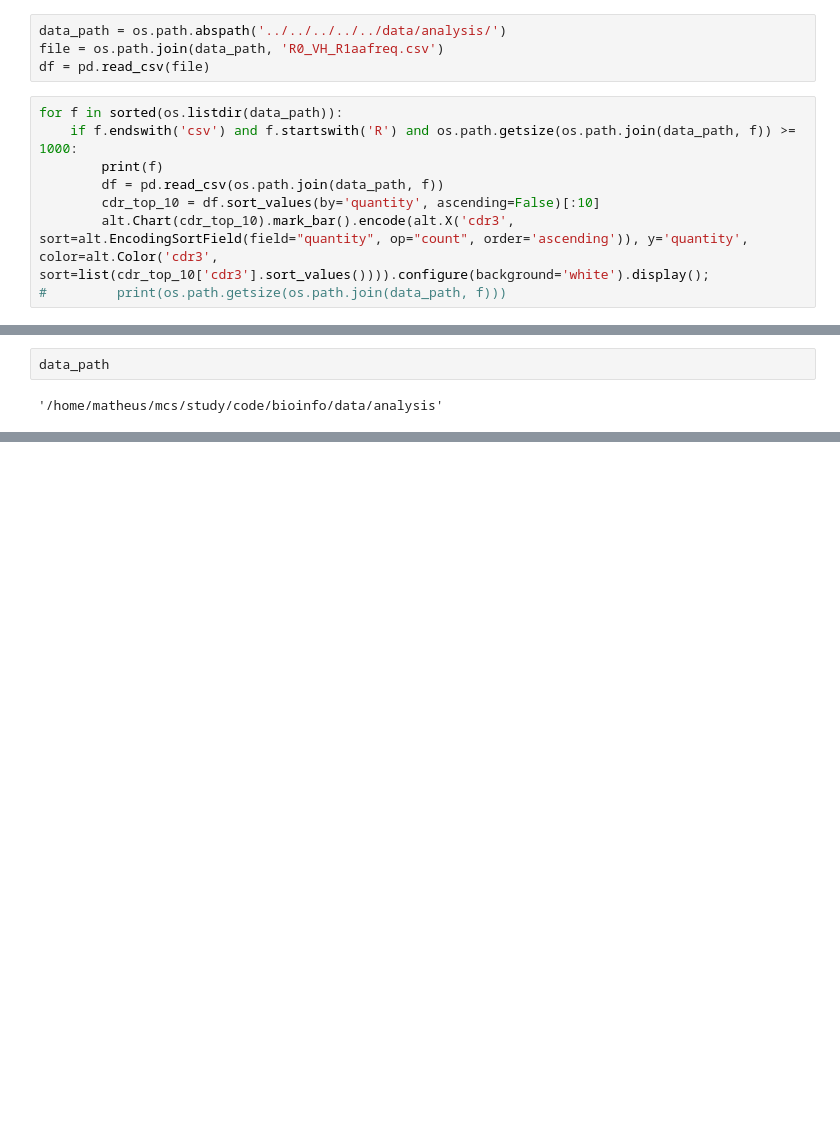
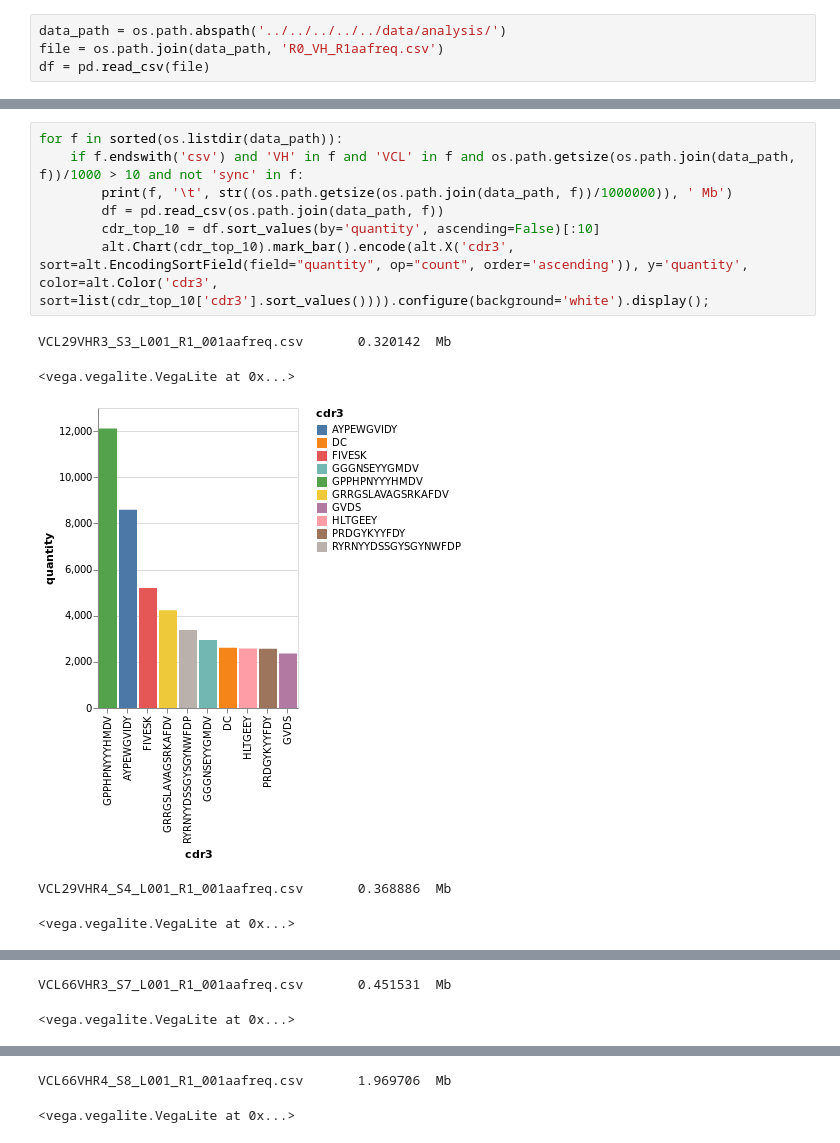
Before and after one commit to Cardosaum/attila, a Jupyter notebook: programs/improvements/cdr3-analysis/scripts/cdr3_visualization_v02.ipynb, the cells around one changed output, grey strips where cells are left out. Saved outputs shown, nothing was run; the diff lists cells and outputs as text; blank space fills up the shorter version.

```diff
--- a/programs/improvements/cdr3-analysis/scripts/cdr3_visualization_v02.ipynb
+++ b/programs/improvements/cdr3-analysis/scripts/cdr3_visualization_v02.ipynb
@@ -17,11 +17,3 @@ sns.set(style="darkgrid")
 data_path = os.path.abspath('../../../../../data/analysis/')
 file = os.path.join(data_path, 'R0_VH_R1aafreq.csv')
 df = pd.read_csv(file)
-# %%
-for f in sorted(os.listdir(data_path)):
-    if f.endswith('csv') and f.startswith('R') and os.path.getsize(os.path.join(data_path, f)) >= 1000:
-        print(f)
-        df = pd.read_csv(os.path.join(data_path, f))
-        cdr_top_10 = df.sort_values(by='quantity', ascending=False)[:10]
-        alt.Chart(cdr_top_10).mark_bar().encode(alt.X('cdr3', sort=alt.EncodingSortField(field="quantity", op="count", order='ascending')), y='quantity', color=alt.Color('cdr3', sort=list(cdr_top_10['cdr3'].sort_values()))).configure(background='white').display();
-#         print(os.path.getsize(os.path.join(data_path, f)))
@@ -76,4 +41,13 @@ R3a_VH_S6_L001_R1_001aafreq.csv          1.111353  Mb
-# %%
-data_path
-# %% [output]
-'/home/matheus/mcs/study/code/bioinfo/data/analysis'
+# %%
+for f in sorted(os.listdir(data_path)):
+    if f.endswith('csv') and 'VH' in f and 'VCL' in f and os.path.getsize(os.path.join(data_path, f))/1000 > 10 and not 'sync' in f:
+        print(f, '\t', str((os.path.getsize(os.path.join(data_path, f))/1000000)), ' Mb')
+        df = pd.read_csv(os.path.join(data_path, f))
+        cdr_top_10 = df.sort_values(by='quantity', ascending=False)[:10]
+        alt.Chart(cdr_top_10).mark_bar().encode(alt.X('cdr3', sort=alt.EncodingSortField(field="quantity", op="count", order='ascending')), y='quantity', color=alt.Color('cdr3', sort=list(cdr_top_10['cdr3'].sort_values()))).configure(background='white').display();
+# %% [output]
+VCL29VHR3_S3_L001_R1_001aafreq.csv       0.320142  Mb
+<vega.vegalite.VegaLite at 0x...>
+[figure, added]
+VCL29VHR4_S4_L001_R1_001aafreq.csv       0.368886  Mb
+<vega.vegalite.VegaLite at 0x...>
@@ -79,0 +55,2 @@ data_path
+VCL66VHR3_S7_L001_R1_001aafreq.csv       0.451531  Mb
+<vega.vegalite.VegaLite at 0x...>
@@ -79,0 +58,2 @@ data_path
+VCL66VHR4_S8_L001_R1_001aafreq.csv       1.969706  Mb
+<vega.vegalite.VegaLite at 0x...>
```
Also changed, not shown: parts of 7 cells of this notebook, 2 other files.
